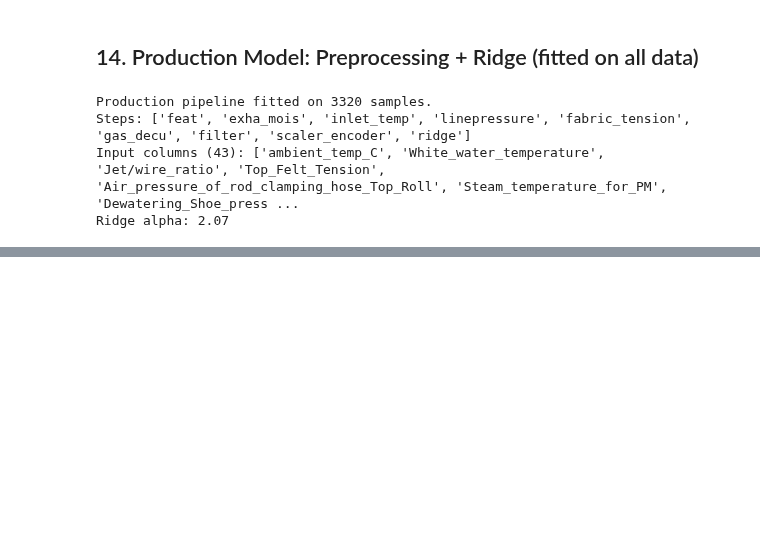
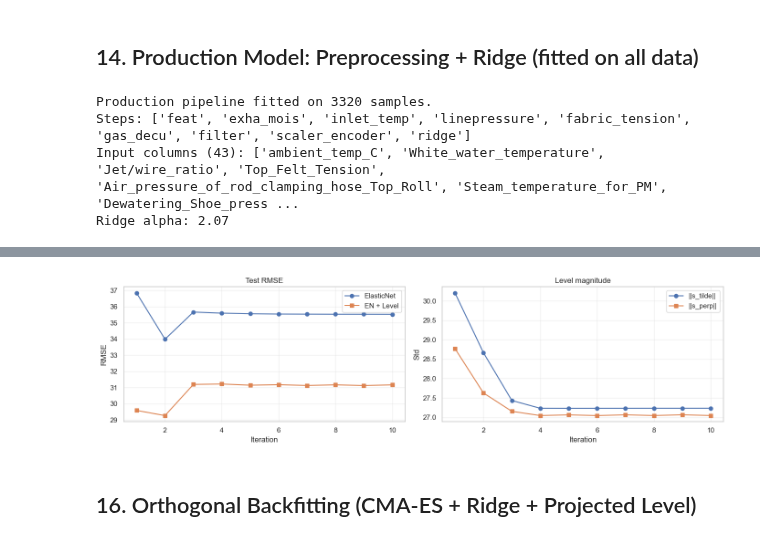
Before and after one commit to Miggon-dev/costimiser2, a Jupyter notebook: training/training4_clean.ipynb, the cells around one changed output, grey strips where cells are left out. Drawn from its saved outputs; the diff is of its cells as text; code cells hidden in the pictures; blank space fills up the shorter version.

```diff
--- a/training/training4_clean.ipynb
+++ b/training/training4_clean.ipynb
@@ -1007,0 +1070,22 @@ print(f'  y_full = y_regression + state_estimator.update(residuals).level.iloc[-
+# %%
+# Convergence plot
+history = ortho_result['iteration_history']
+iters = [h['iteration'] for h in history]
+
+fig, axes = plt.subplots(1, 2, figsize=(14, 4))
+axes[0].plot(iters, [h['rmse_regression'] for h in history], 'o-', label='ElasticNet')
+axes[0].plot(iters, [h['rmse_combined'] for h in history], 's-', label='EN + Level')
+axes[0].set_xlabel('Iteration'); axes[0].set_ylabel('RMSE')
+axes[0].set_title('Test RMSE'); axes[0].legend(); axes[0].grid(alpha=0.3)
+
+axes[1].plot(iters, [h['level_std'] for h in history], 'o-', label='||s_tilde||')
+axes[1].plot(iters, [h['level_perp_std'] for h in history], 's-', label='||s_perp||')
+axes[1].set_xlabel('Iteration'); axes[1].set_ylabel('Std')
+axes[1].set_title('Level magnitude'); axes[1].legend(); axes[1].grid(alpha=0.3)
+
+plt.tight_layout()
+plt.show()
+# %% [output]
+[figure, added]
+# %% [markdown]
+## 16. Orthogonal Backfitting (CMA-ES + Ridge + Projected Level)
```
Also changed, not shown: parts of 7 cells of this notebook, 9 other files.
